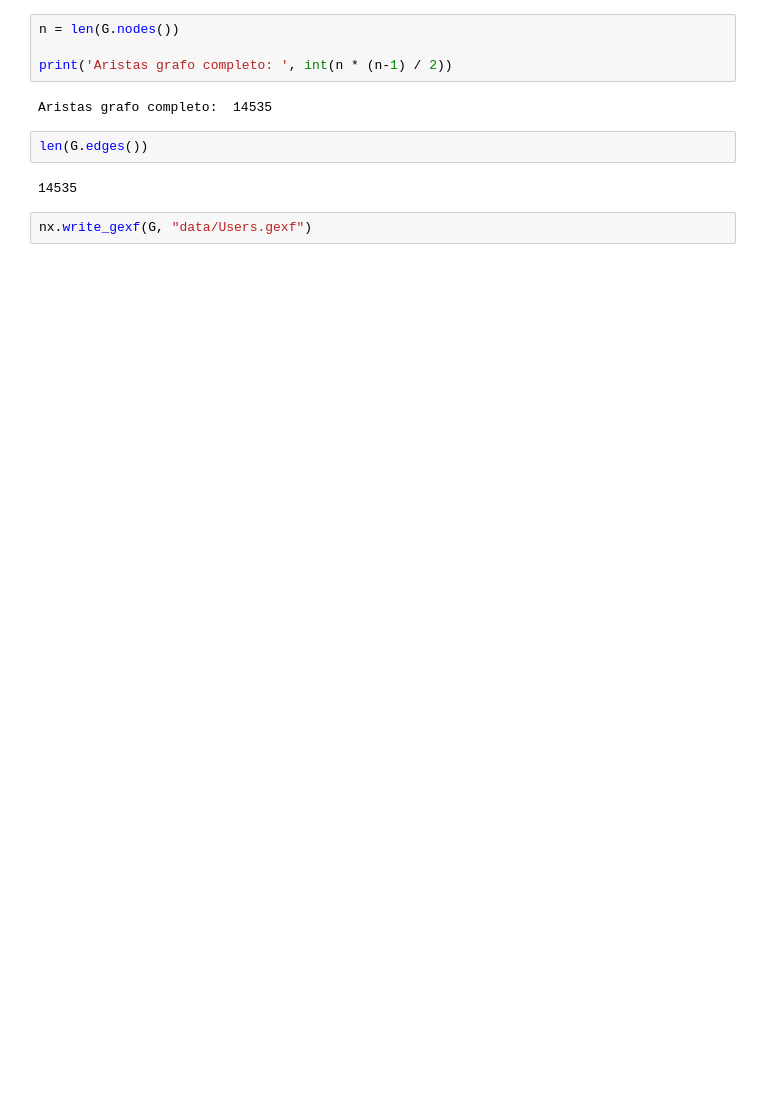
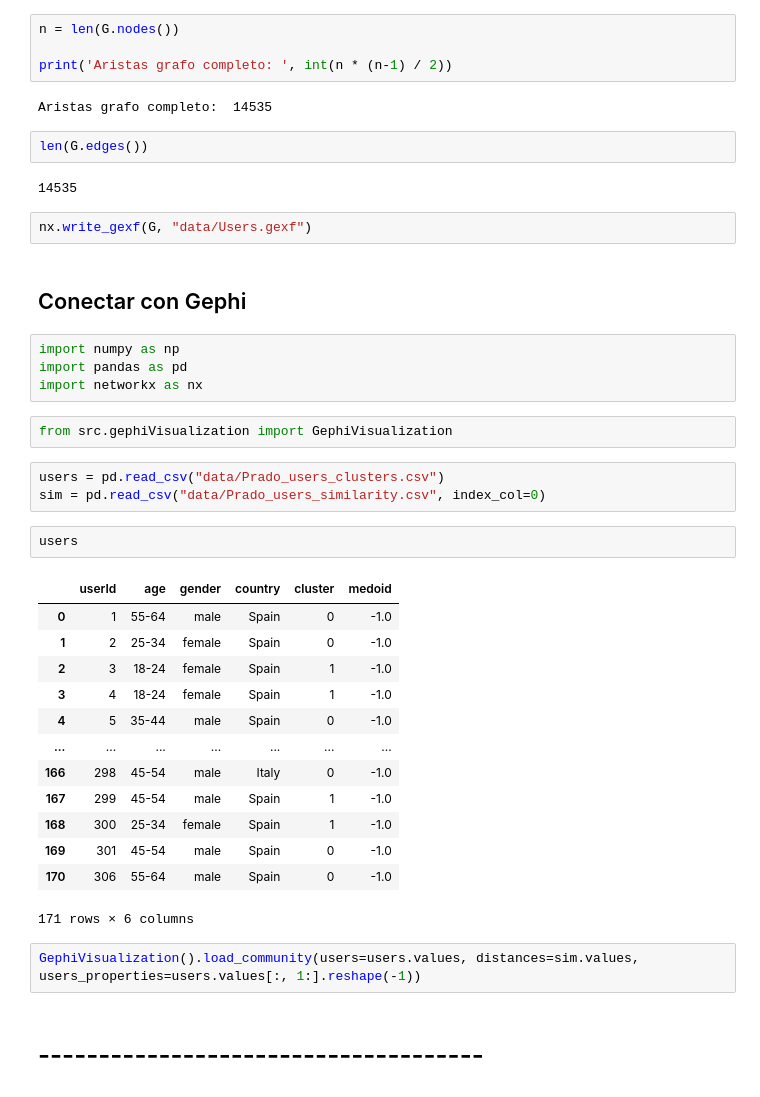
Before and after one commit to AlbertoGarciaDomenech/Comunidades-en-museos, a Jupyter notebook: Gephi.ipynb, the cells around one changed output. Cells and saved outputs as stored; diff of their text form; blank space fills up the shorter version.

```diff
--- a/Gephi.ipynb
+++ b/Gephi.ipynb
@@ -80,3 +80,34 @@ len(G.edges())
 14535
 # %%
 nx.write_gexf(G, "data/Users.gexf")
+# %% [markdown]
+## Conectar con Gephi
+# %%
+import numpy as np
+import pandas as pd
+import networkx as nx
+# %%
+from src.gephiVisualization import GephiVisualization
+# %%
+users = pd.read_csv("data/Prado_users_clusters.csv")
+sim = pd.read_csv("data/Prado_users_similarity.csv", index_col=0)
+# %%
+users
+# %% [output]
+|  | userId | age | gender | country | cluster | medoid |
+| 0 | 1 | 55-64 | male | Spain | 0 | -1.0 |
+| 1 | 2 | 25-34 | female | Spain | 0 | -1.0 |
+| 2 | 3 | 18-24 | female | Spain | 1 | -1.0 |
+| 3 | 4 | 18-24 | female | Spain | 1 | -1.0 |
+| 4 | 5 | 35-44 | male | Spain | 0 | -1.0 |
+| ... | ... | ... | ... | ... | ... | ... |
+| 166 | 298 | 45-54 | male | Italy | 0 | -1.0 |
+| 167 | 299 | 45-54 | male | Spain | 1 | -1.0 |
+| 168 | 300 | 25-34 | female | Spain | 1 | -1.0 |
+| 169 | 301 | 45-54 | male | Spain | 0 | -1.0 |
+| 170 | 306 | 55-64 | male | Spain | 0 | -1.0 |
+171 rows × 6 columns
+# %%
+GephiVisualization().load_community(users=users.values, distances=sim.values, users_properties=users.values[:, 1:].reshape(-1))
+# %% [markdown]
+# -------------------------------------
```
Also changed, not shown: parts of 3 cells of this notebook, 5 other files.
